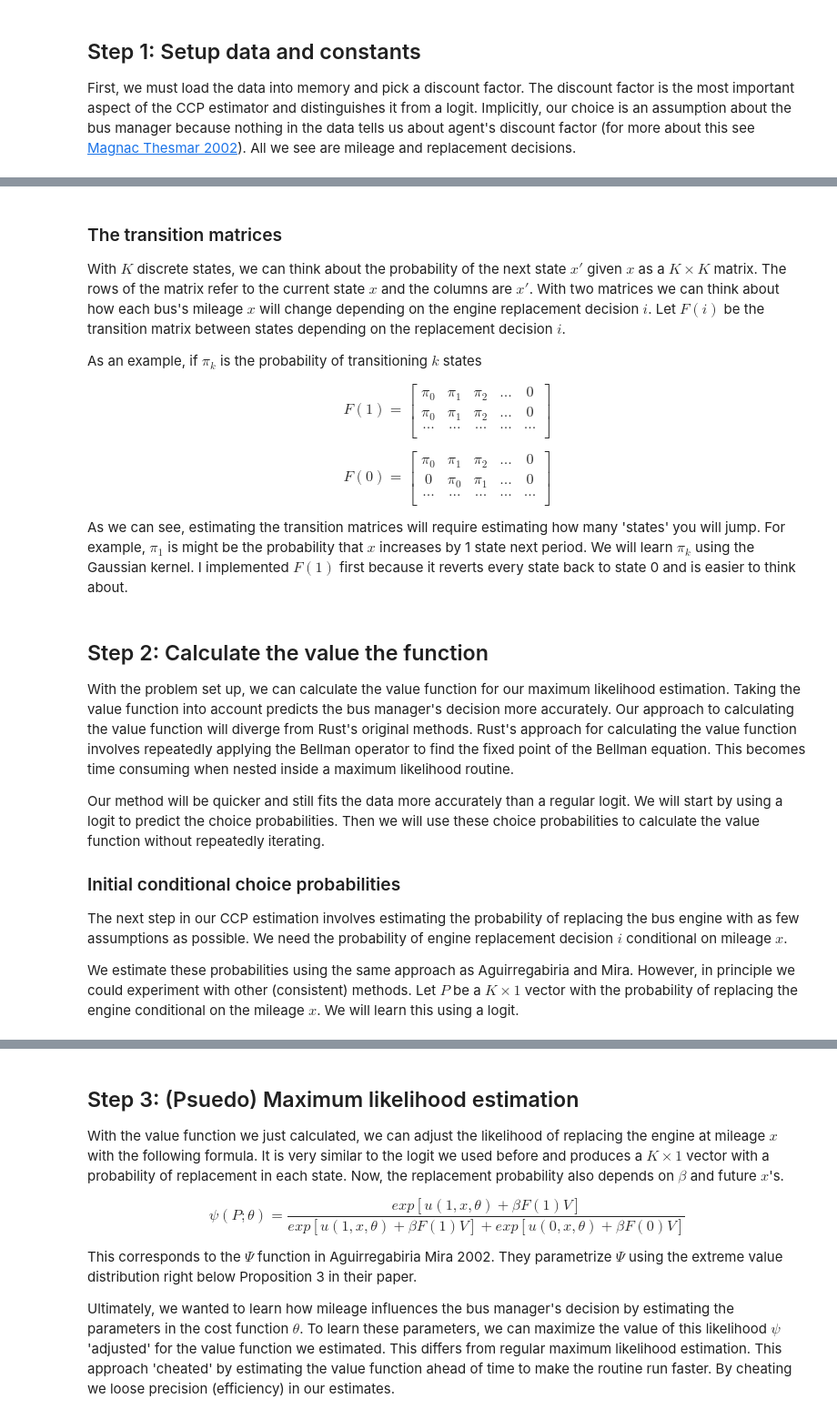
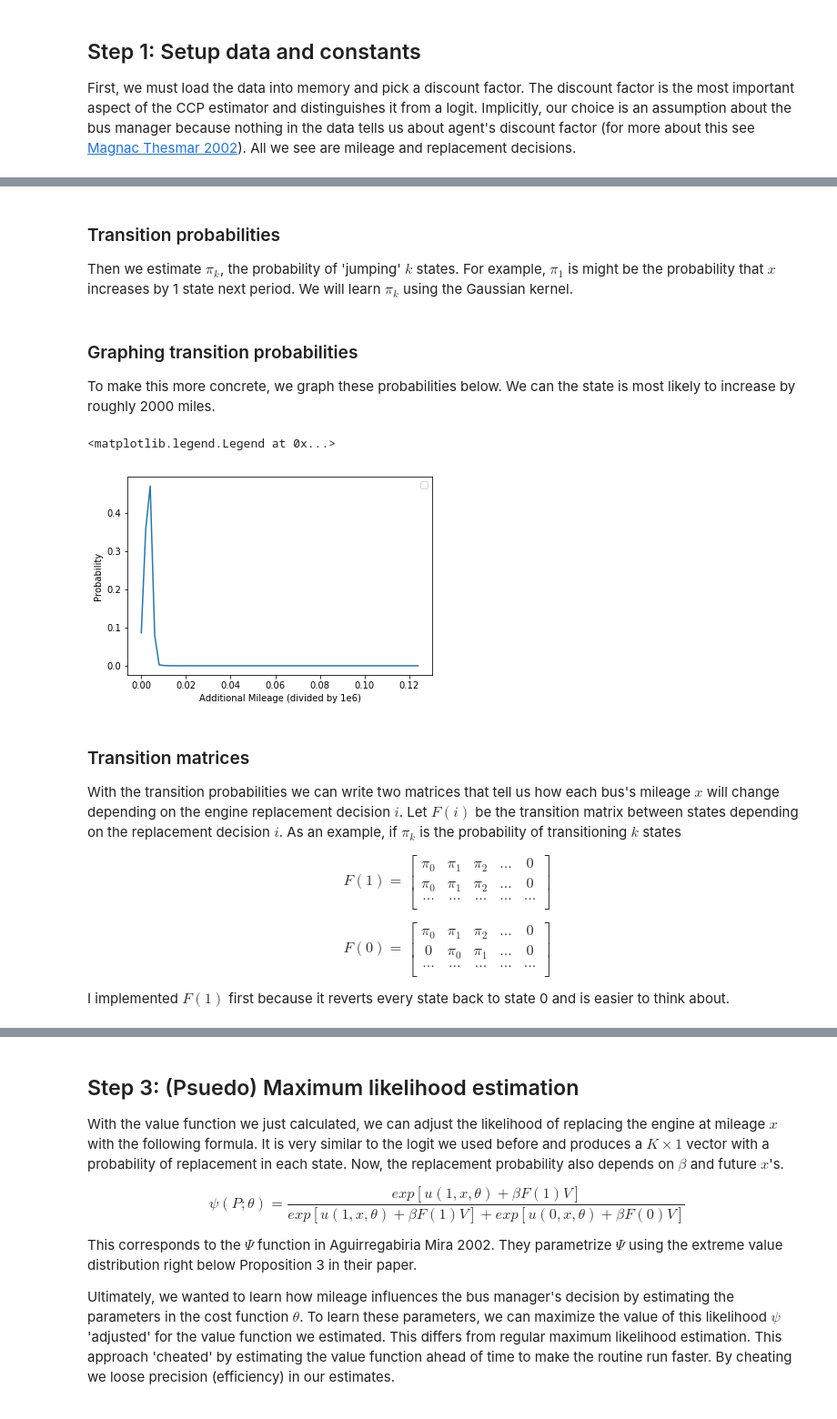
Before and after one commit to ericschulman/struct, a Jupyter notebook: hw4_io/Rust.ipynb, the cells around one changed output, grey strips where cells are left out. Shown at 91% size. Saved outputs shown, nothing was run; the diff lists cells and outputs as text; code cells hidden in the pictures.

```diff
--- a/hw4_io/Rust.ipynb
+++ b/hw4_io/Rust.ipynb
@@ -76,6 +66,9 @@ STEP = .002
 
 #make states global variables
 STATES = np.arange(data['miles'].min(),data['miles'].max() + STEP, STEP)
+# %% [markdown]
+### Transition probabilities
+Then we estimate $\pi_k$, the probability of 'jumping' $k$ states. For example, $\pi_1$ is might be the probability that $x$ increases by 1 state next period. We will learn $\pi_k$ using the Gaussian kernel.
 # %%
 def miles_pdf(i_obs, x_obs, x_next):
     """estimation of mileage pdf following AM using the
@@ -97,12 +90,26 @@ def miles_pdf(i_obs, x_obs, x_next):
 
 
 MILES_PDF = miles_pdf(data['replace'], data['miles'], data['miles_next'])
+# %% [markdown]
+### Graphing transition probabilities
+
+To make this more concrete, we graph these probabilities below. We can the state is most likely to increase by roughly 2000 miles.
+# %%
+#set up plot of both value functions
+fig = plt.figure()
+
+#make a plot of both value functions
+plt.ylabel('Probability')
+plt.xlabel('Additional Mileage (divided by 1e6)')
+plt.plot(STATES[0:len(MILES_PDF)],MILES_PDF)
+
+plt.legend()
+# %% [output]
+<matplotlib.legend.Legend at 0x...>
+[figure, added]
 # %% [markdown]
-### The transition matrices
-
-With $K$ discrete states, we can think about the probability of the next state $x'$ given $x$ as a $K \times K$ matrix. The rows of the matrix refer to the current state $x$ and the columns are $x'$. With two matrices we can think about how each bus's mileage $x$ will change depending on the engine replacement decision $i$. Let $F(i)$ be the transition matrix between states depending on the replacement decision $i$.
-
-As an example, if $\pi_k$ is the probability of transitioning $k$ states
+### Transition matrices
+With the transition probabilities we can write two matrices that tell us how each bus's mileage $x$ will change depending on the engine replacement decision $i$. Let $F(i)$ be the transition matrix between states depending on the replacement decision $i$. As an example, if $\pi_k$ is the probability of transitioning $k$ states
 
 $$F(1) = \begin{bmatrix}
 \pi_0 & \pi_1 & \pi_2 & ... & 0 \\
@@ -115,7 +122,7 @@ $$F(0) = \begin{bmatrix}
 0 & \pi_0 & \pi_1 & ... & 0 \\
 ... & ... & ... & ... & ... \\ \end{bmatrix}$$
 
-As we can see, estimating the transition matrices will require estimating how many 'states' you will jump. For example, $\pi_1$ is might be the probability that $x$ increases by 1 state next period. We will learn $\pi_k$ using the Gaussian kernel. I implemented $F(1)$ first because it reverts every state back to state 0 and is easier to think about.
+I implemented $F(1)$ first because it reverts every state back to state 0 and is easier to think about.
 # %%
 def transition_1(i_obs, x_obs , x_next):
     """calculate transitions probabilities,
@@ -175,15 +182,3 @@ def transition_0(i_obs, x_obs, x_next):
 FMAT0 = transition_0(data['replace'],data['miles'],data['miles_next'])
 
 PR_TRANS = FMAT0, FMAT1
-# %% [markdown]
-## Step 2: Calculate the value the function
-
-With the problem set up, we can calculate the value function for our maximum likelihood estimation. Taking the value function into account predicts the bus manager's decision more accurately. Our approach to calculating the value function will diverge from Rust's original methods. Rust's approach for calculating the value function involves repeatedly applying the Bellman operator to find the fixed point of the Bellman equation. This becomes time consuming when nested inside a maximum likelihood routine.
-
-Our method will be quicker and still fits the data more accurately than a regular logit. We will start by using a logit to predict the choice probabilities. Then we will use these choice probabilities to calculate the value function without repeatedly iterating.
-
-### Initial conditional choice probabilities
-
-The next step in our CCP estimation involves estimating the probability of replacing the bus engine with as few assumptions as possible. We need the probability of engine replacement decision $i$ conditional on mileage $x$.
-
-We estimate these probabilities using the same approach as Aguirregabiria and Mira. However, in principle we could experiment with other (consistent) methods. Let $P$ be a $K \times 1$ vector with the probability of replacing the engine conditional on the mileage $x$. We will learn this using a logit.
```
Also changed, not shown: parts of 14 cells of this notebook.
